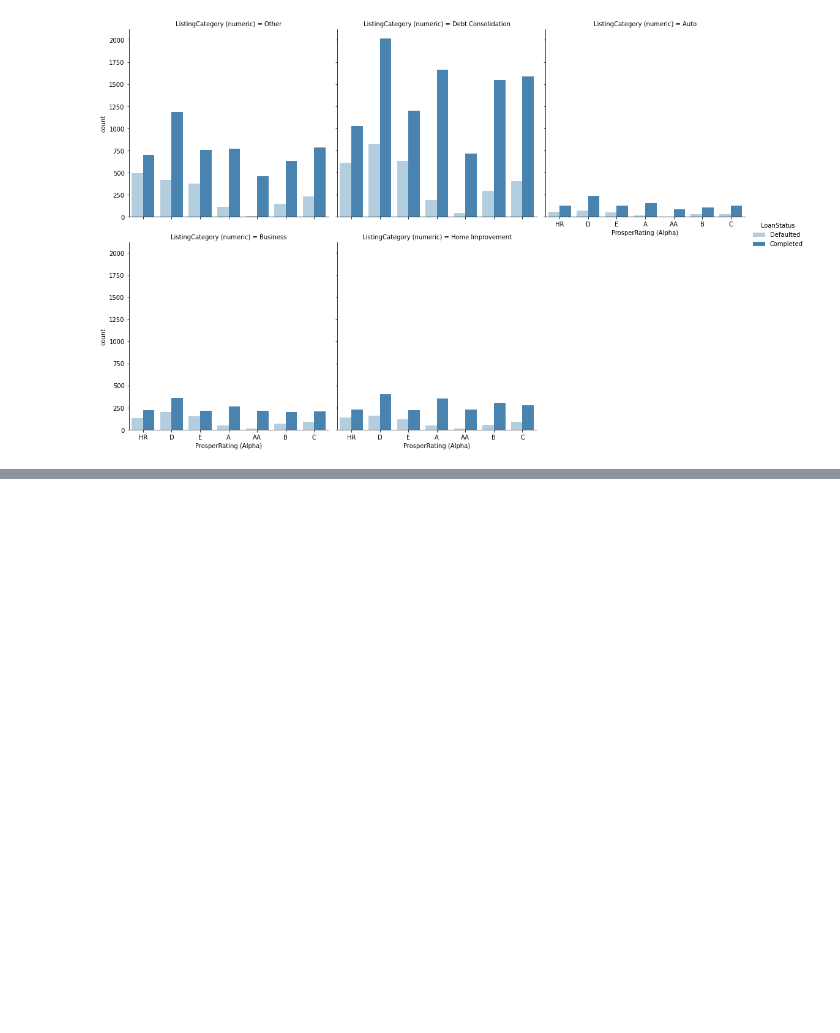
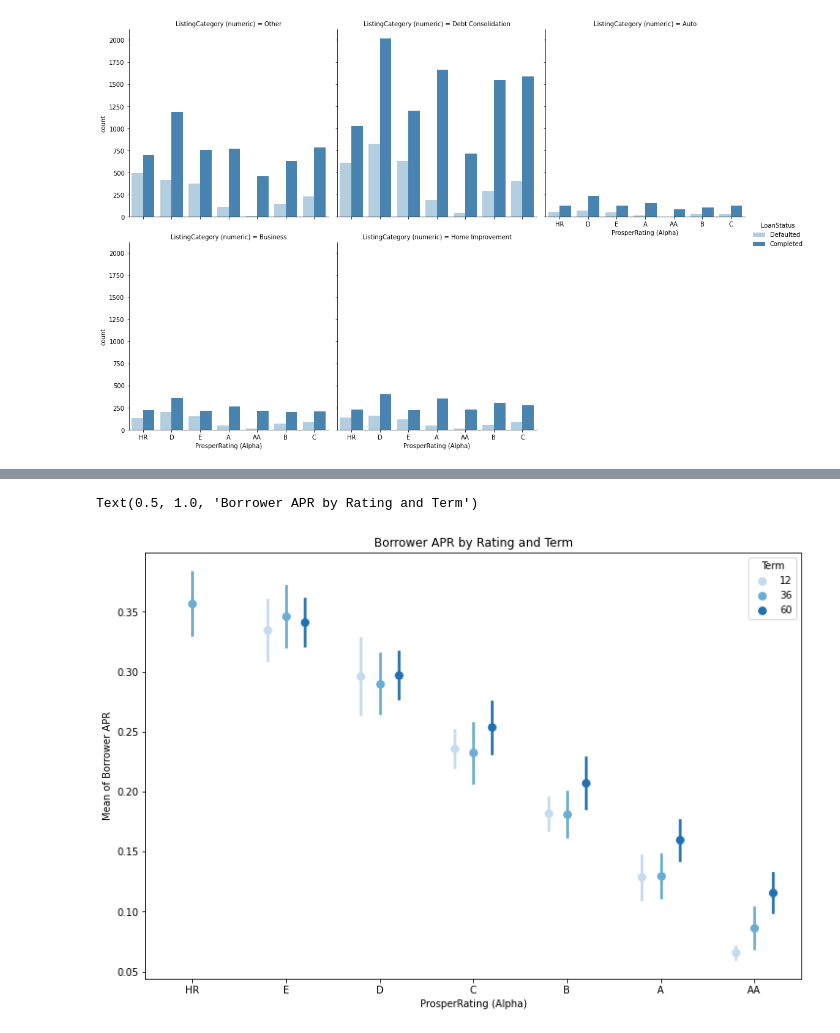
Before and after one commit to NgweBecky/Communicate-data-findings, a Jupyter notebook: Part_II_slide_deck.ipynb, the cells around one changed output, grey strips where cells are left out. Cells and saved outputs as stored; diff of their text form; code cells hidden in the pictures; blank space fills up the shorter version.

```diff
--- a/Part_II_slide_deck.ipynb
+++ b/Part_II_slide_deck.ipynb
@@ -162,0 +183,10 @@ sns.violinplot(data=target_df, x='ListingCategory (numeric)', y='LoanOriginalAmo
+# %%
+plt.figure(figsize=[12, 8])
+sns.pointplot(data= loan_sub, x= 'ProsperRating (Alpha)', y= 'BorrowerAPR', palette= 'Blues', hue = 'Term',
+     linestyles= '', dodge= 0.4, ci='sd')
+plt.xlabel('ProsperRating (Alpha)')
+plt.ylabel('Mean of Borrower APR')
+plt.title('Borrower APR by Rating and Term')
+# %% [output]
+Text(0.5, 1.0, 'Borrower APR by Rating and Term')
+[figure, added]
```
Also changed, not shown: parts of 8 cells of this notebook.
